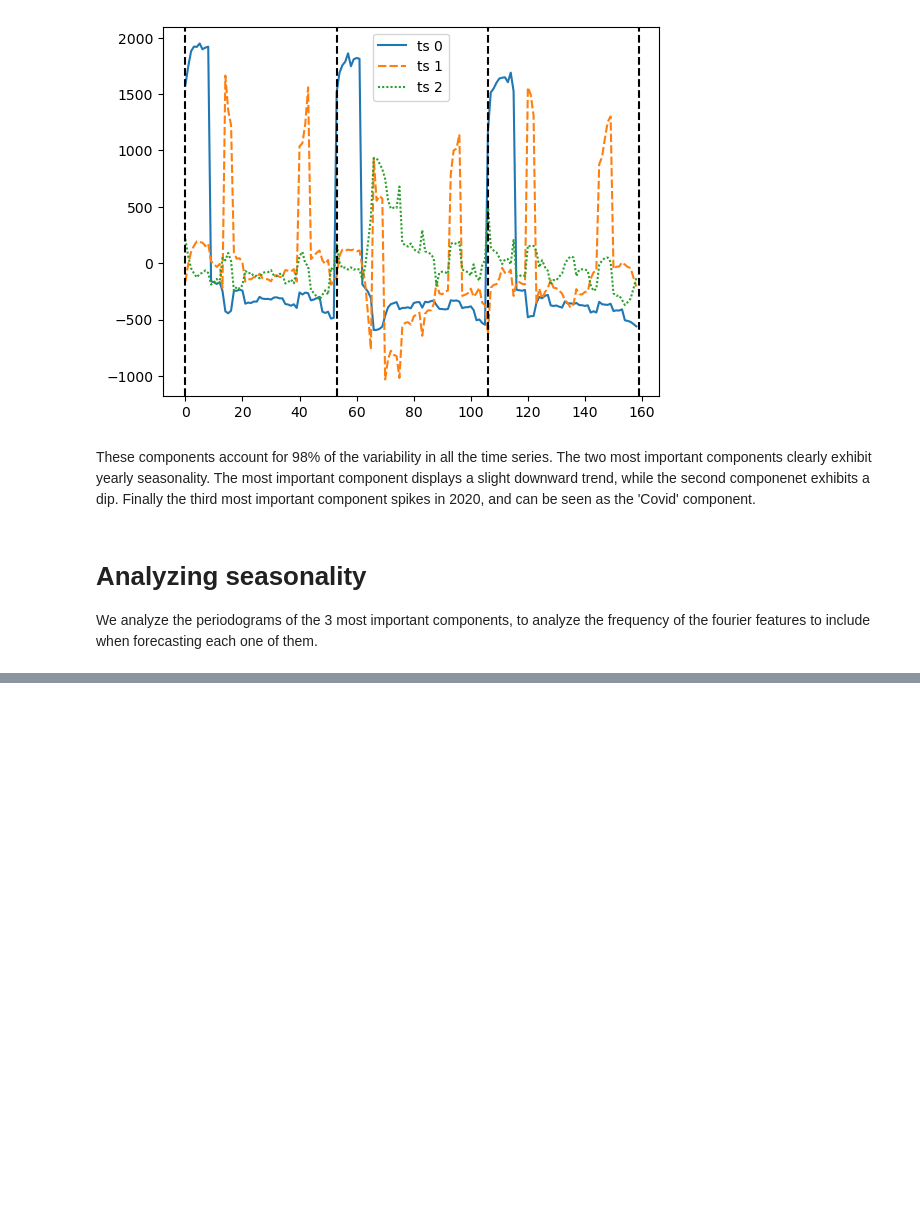
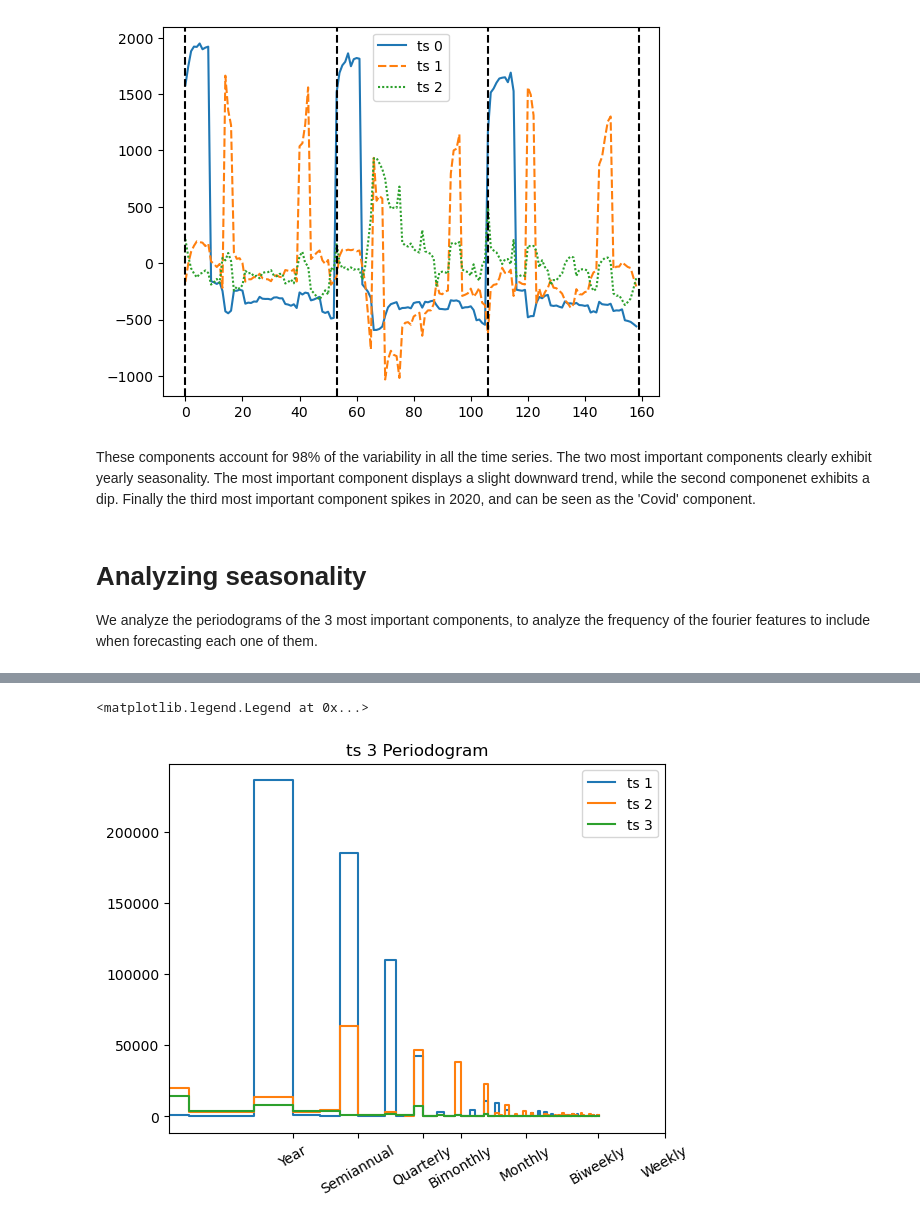
Before and after one commit to Ani-Sako/pss3e20-predicting-c02-emissions, a Jupyter notebook: modelling-co2-emissions.ipynb, the cells around one changed output, grey strips where cells are left out. Saved outputs shown, nothing was run; the diff lists cells and outputs as text; code cells hidden in the pictures; blank space fills up the shorter version.

```diff
--- a/modelling-co2-emissions.ipynb
+++ b/modelling-co2-emissions.ipynb
@@ -105,0 +130,16 @@ We analyze the periodograms of the 3 most important components, to analyze the f
+# %%
+fs = 53
+_, ax = plt.subplots()
+for column in dfpca.columns:
+    f, psd = signal.periodogram(dfpca[column], fs, scaling='spectrum')
+    sns.lineplot(x=f, y=psd, drawstyle='steps-pre', label=column)
+ax.set_title(column + ' Periodogram')
+ax.set_xscale('log')
+ax.set_xticks([1, 2, 4, 6, 12, 26, 53])
+ax.set_xticklabels(['Year', 'Semiannual', 'Quarterly', 'Bimonthly', 'Monthly', 'Biweekly', 'Weekly'],
+                   rotation=30)
+plt.minorticks_off()
+plt.legend()
+# %% [output]
+<matplotlib.legend.Legend at 0x...>
+[figure, added]
```
Also changed, not shown: parts of 11 cells of this notebook.
